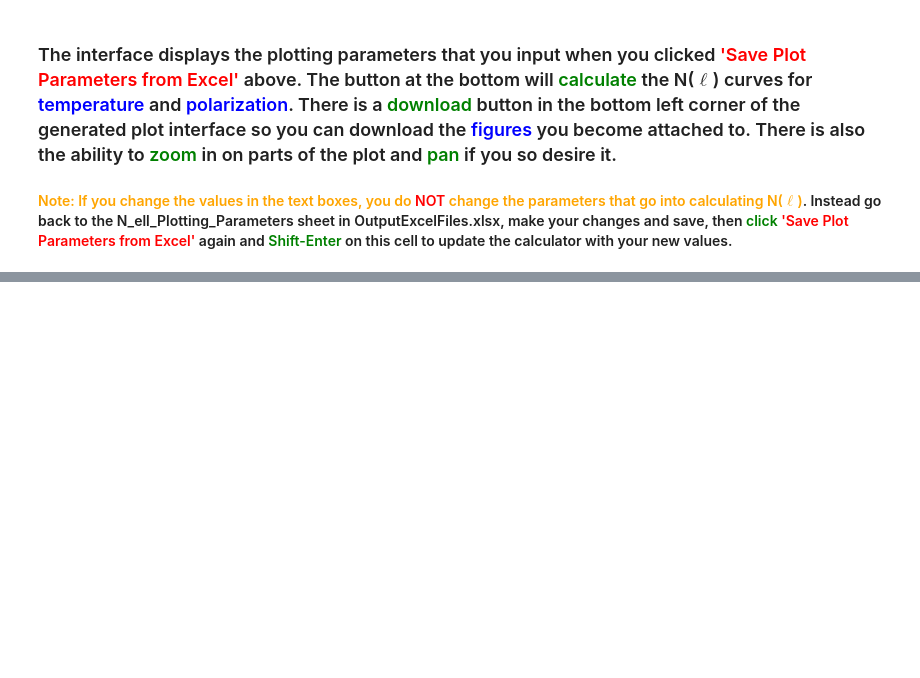
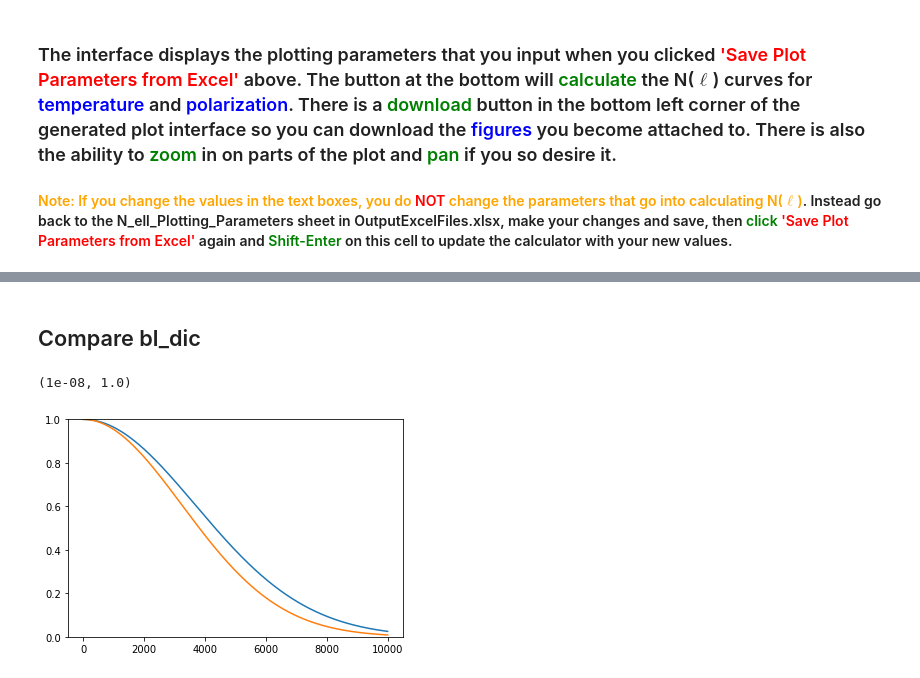
Before and after one commit to ahryciuk/CMBS4_Noise_Modeling, a Jupyter notebook: S4 Noise Modeling Interface.ipynb, the cells around one changed output, grey strips where cells are left out. Cells and saved outputs as stored; diff of their text form; code cells hidden in the pictures; blank space fills up the shorter version.

```diff
--- a/S4 Noise Modeling Interface.ipynb
+++ b/S4 Noise Modeling Interface.ipynb
@@ -506,0 +980,8 @@ print(os.getcwd())
+# %% [markdown]
+## Compare bl_dic
+# %%
+plt.plot(el,bl_dic[93],bl_dic_me[93])
+plt.ylim(1e-8,1e0)
+# %% [output]
+(1e-08, 1.0)
+[figure, added]
```
Also changed, not shown: parts of 46 cells of this notebook, 3 other files.
